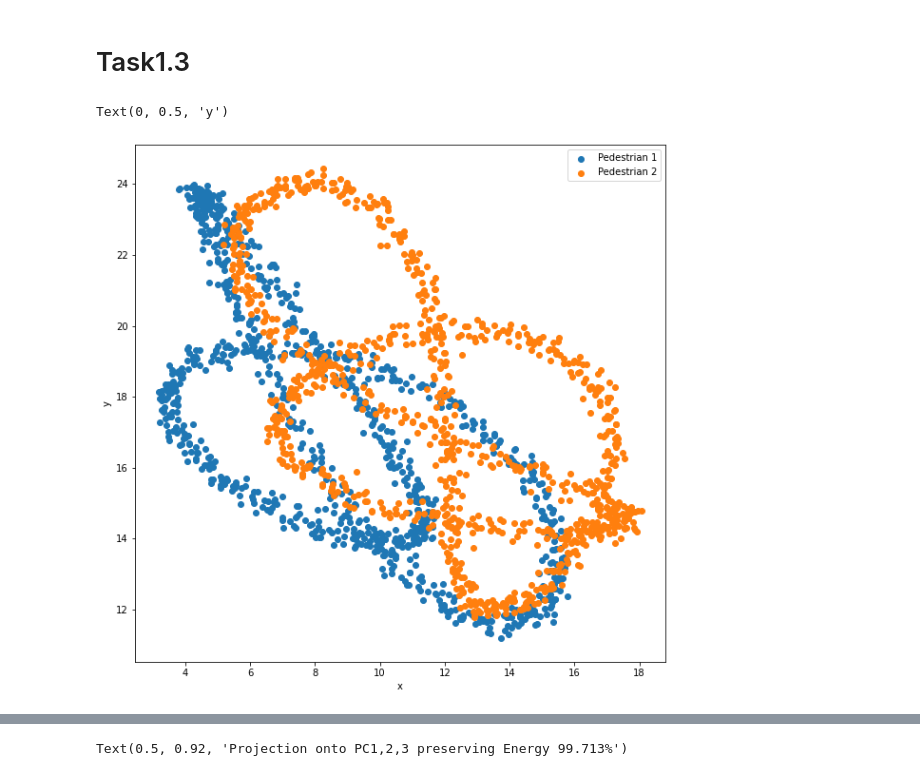
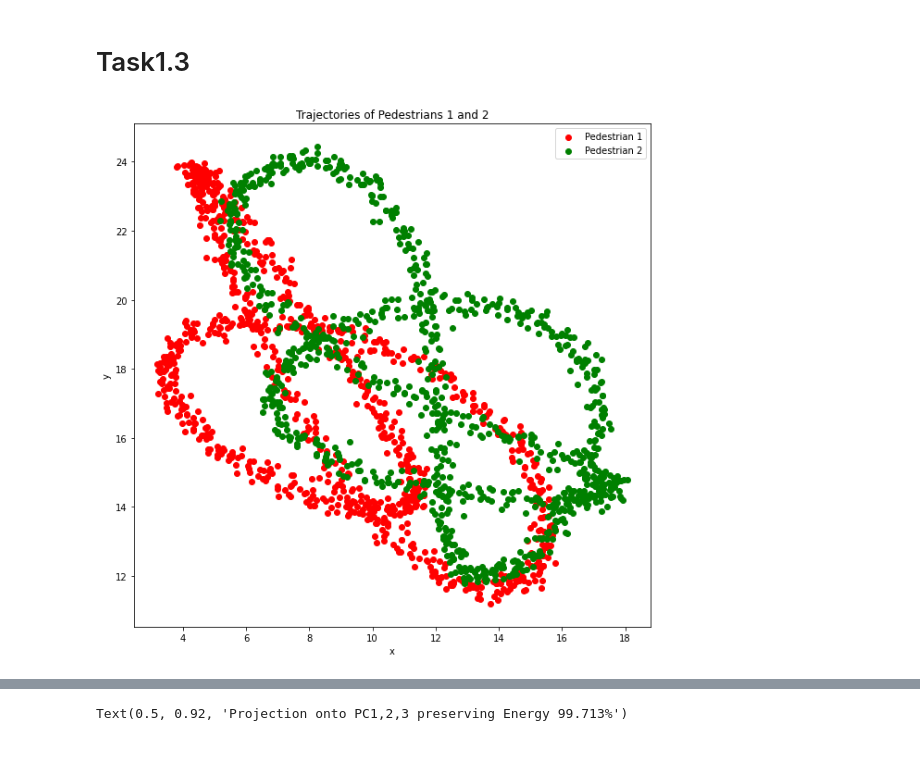
Before and after one commit to ge96rox/MLCMS04, a Jupyter notebook: task1.ipynb, the cells around one changed output, grey strips where cells are left out. Saved outputs shown, nothing was run; the diff lists cells and outputs as text; code cells hidden in the pictures.

Commit message:
modify task1

```diff
--- a/task1.ipynb
+++ b/task1.ipynb
@@ -92,20 +93,20 @@ plt.show()
 df = pd.read_csv('datasets/data_DMAP_PCA_vadere.txt',delim_whitespace=True)
 peds_dataset = np.array(df,dtype=float)
 # %%
-ped_1 = peds_dataset[:,:2]
+ped_1 = peds_dataset[:,0:2]
 ped_2 = peds_dataset[:,2:4]
 
 fig = plt.figure(figsize=(10,10))
 ax = fig.add_subplot()
-ax.scatter(ped_1.T[0],ped_1.T[1],label ="Pedestrian 1")
-ax.scatter(ped_2.T[0],ped_2.T[1],label ="Pedestrian 2")
+ax.scatter(ped_1.T[0],ped_1.T[1],label ="Pedestrian 1", c = "r")
+ax.scatter(ped_2.T[0],ped_2.T[1],label ="Pedestrian 2", c = "g")
 ax.legend()
 ax.set_xlabel("x")
 ax.set_ylabel("y")
-#fig.savefig("figure/task1-4.png")
+ax.set_title("Trajectories of Pedestrians 1 and 2")
+fig.savefig("figure/task1-4.png")
 # %% [output]
-Text(0, 0.5, 'y')
-[figure, old version]
+[figure, new version]
 # %%
 L = 2
 u,s,vh,s_truncated = pca(peds_dataset,L)
```
Also changed, not shown: parts of 6 cells of this notebook, 8 other files.
